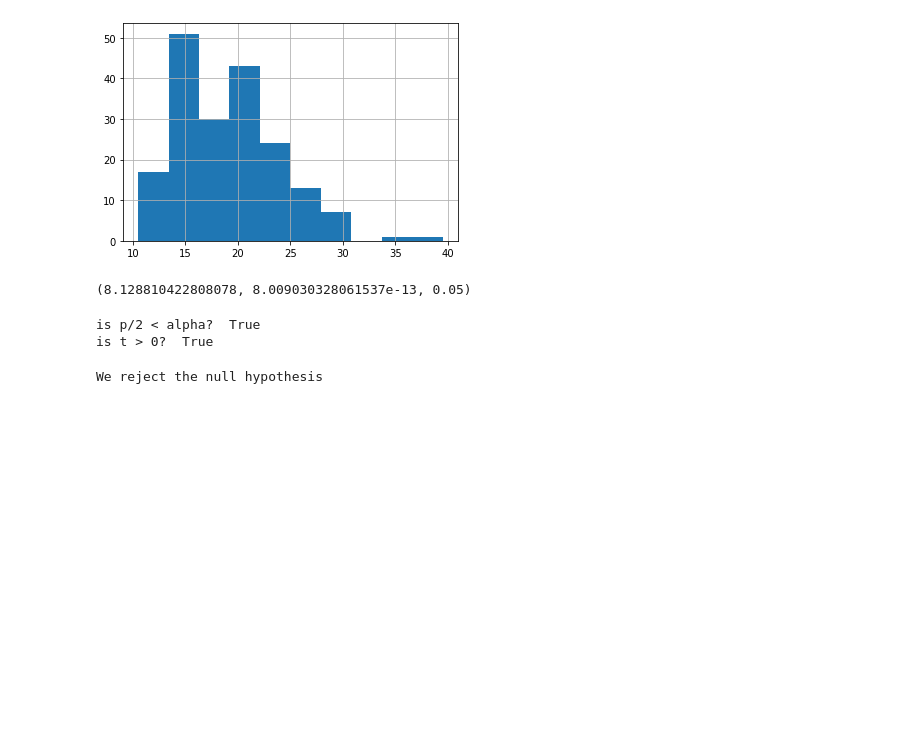
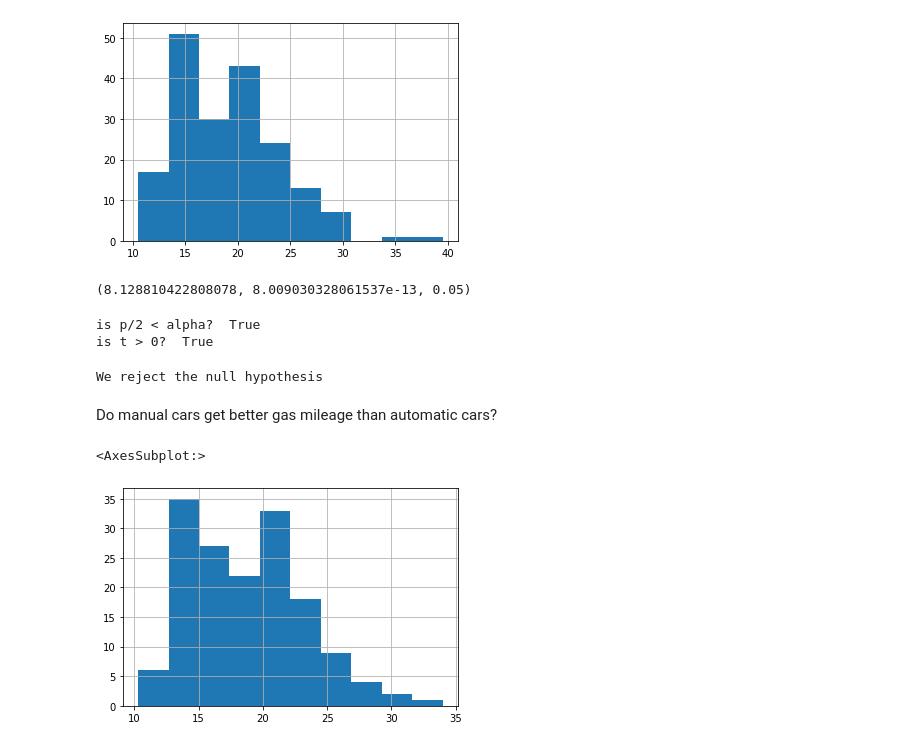
Before and after one commit to lincolnmuriithi11/statistics-exercises, a Jupyter notebook: hypothesis_testing.ipynb, the cells around one changed output. Saved outputs shown, nothing was run; the diff lists cells and outputs as text; code cells hidden in the pictures; blank space fills up the shorter version.

```diff
--- a/hypothesis_testing.ipynb
+++ b/hypothesis_testing.ipynb
@@ -298,0 +356,10 @@ Do manual cars get better gas mileage than automatic cars?
+# %% [markdown]
+Do manual cars get better gas mileage than automatic cars?
+# %%
+auto_fe = mpg[mpg.trans.str.contains('auto')].mileage_avg
+manual_fe = mpg[mpg.trans.str.contains('manual')].mileage_avg
+# %%
+auto_fe.hist()
+# %% [output]
+<AxesSubplot:>
+[figure, added]
```
Also changed, not shown: parts of 83 cells of this notebook.
